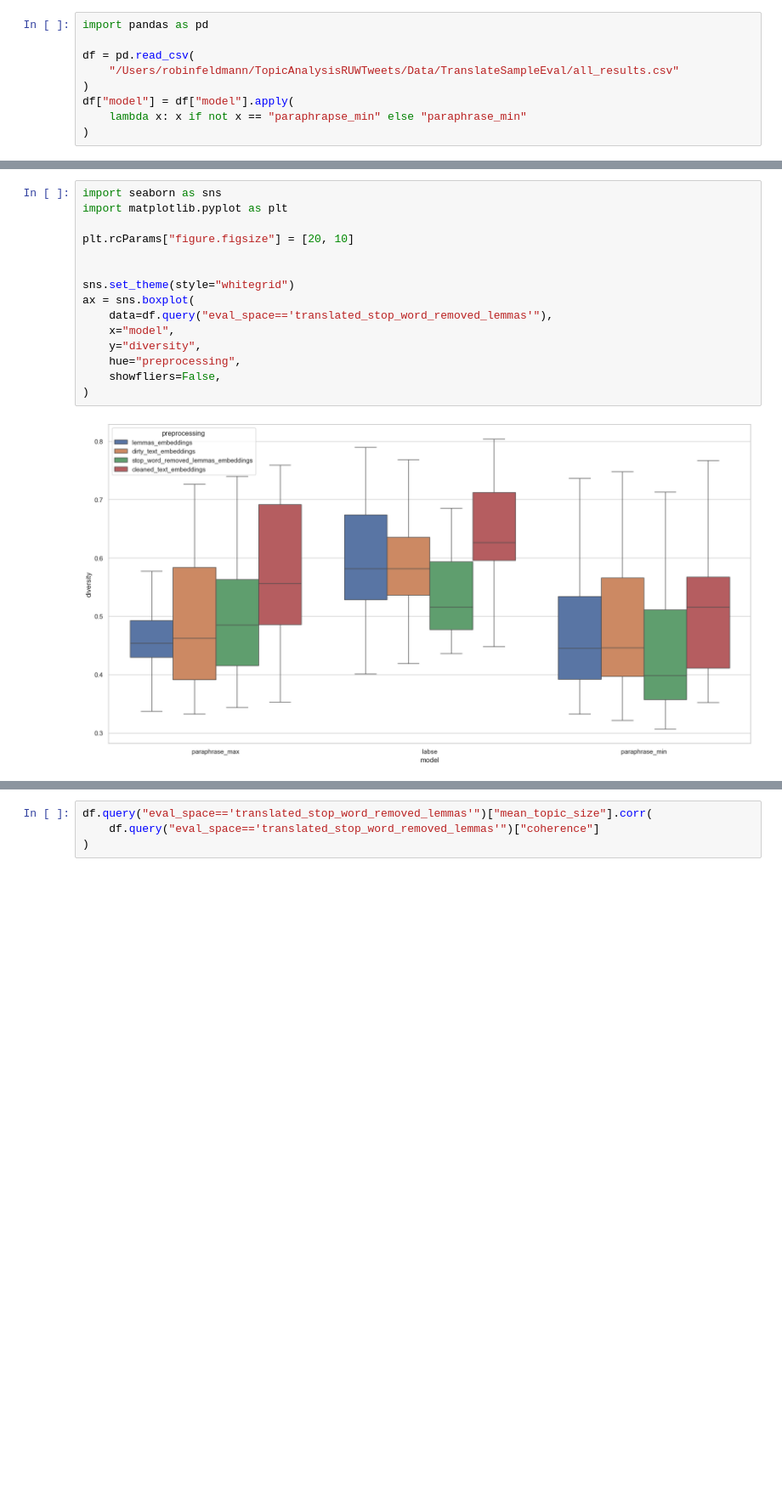
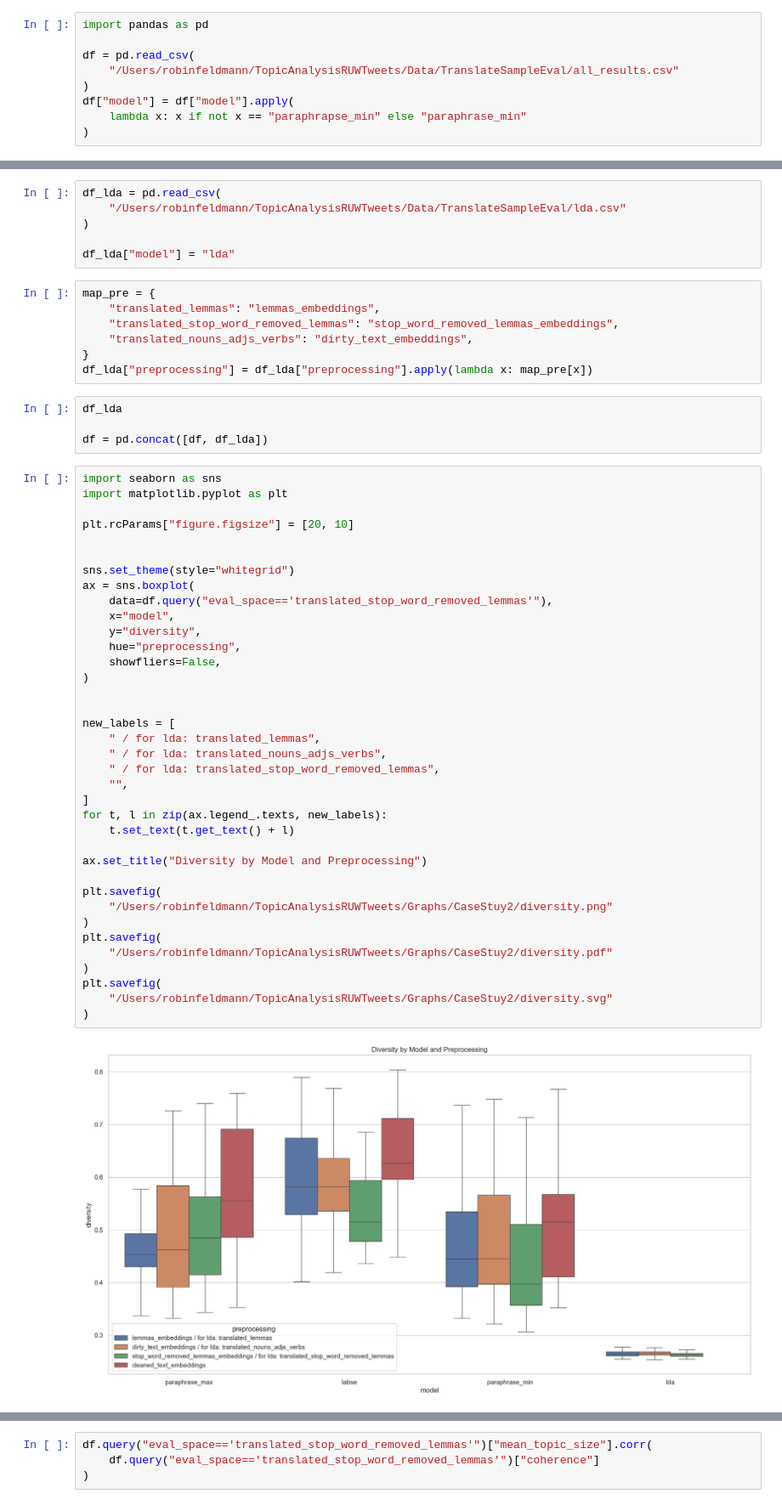
Before and after one commit to Freshpinguin/TopicAnalysisRUWTweets, a Jupyter notebook: 14TranslatedMetricsEval.ipynb, the cells around one changed output, grey strips where cells are left out. Shown: that part at 85% size. Saved outputs shown, nothing was run; the diff lists cells and outputs as text; blank space fills up the shorter version.

```diff
--- a/14TranslatedMetricsEval.ipynb
+++ b/14TranslatedMetricsEval.ipynb
@@ -26,20 +10,59 @@ df
+# %%
+df_lda = pd.read_csv(
+    "/Users/robinfeldmann/TopicAnalysisRUWTweets/Data/TranslateSampleEval/lda.csv"
+)
+
+df_lda["model"] = "lda"
+# %%
+map_pre = {
+    "translated_lemmas": "lemmas_embeddings",
+    "translated_stop_word_removed_lemmas": "stop_word_removed_lemmas_embeddings",
+    "translated_nouns_adjs_verbs": "dirty_text_embeddings",
+}
+df_lda["preprocessing"] = df_lda["preprocessing"].apply(lambda x: map_pre[x])
+# %%
+df_lda
+
+df = pd.concat([df, df_lda])
 # %%
 import seaborn as sns
 import matplotlib.pyplot as plt
 
 plt.rcParams["figure.figsize"] = [20, 10]
 
 
 sns.set_theme(style="whitegrid")
 ax = sns.boxplot(
     data=df.query("eval_space=='translated_stop_word_removed_lemmas'"),
     x="model",
     y="diversity",
     hue="preprocessing",
     showfliers=False,
 )
+
+
+new_labels = [
+    " / for lda: translated_lemmas",
+    " / for lda: translated_nouns_adjs_verbs",
+    " / for lda: translated_stop_word_removed_lemmas",
+    "",
+]
+for t, l in zip(ax.legend_.texts, new_labels):
+    t.set_text(t.get_text() + l)
+
+ax.set_title("Diversity by Model and Preprocessing")
+
+plt.savefig(
+    "/Users/robinfeldmann/TopicAnalysisRUWTweets/Graphs/CaseStuy2/diversity.png"
+)
+plt.savefig(
+    "/Users/robinfeldmann/TopicAnalysisRUWTweets/Graphs/CaseStuy2/diversity.pdf"
+)
+plt.savefig(
+    "/Users/robinfeldmann/TopicAnalysisRUWTweets/Graphs/CaseStuy2/diversity.svg"
+)
 # %% [output]
-[figure, old version]
+[figure, new version]
 # %%
 import seaborn as sns
 import matplotlib.pyplot as plt
```
Also changed, not shown: parts of 6 cells of this notebook, 28 other files.
